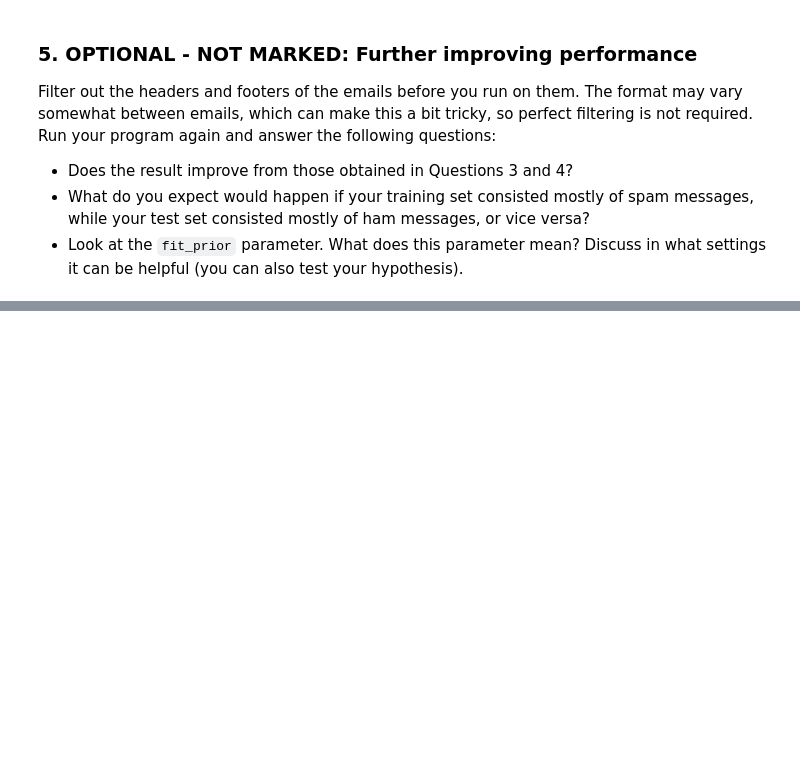
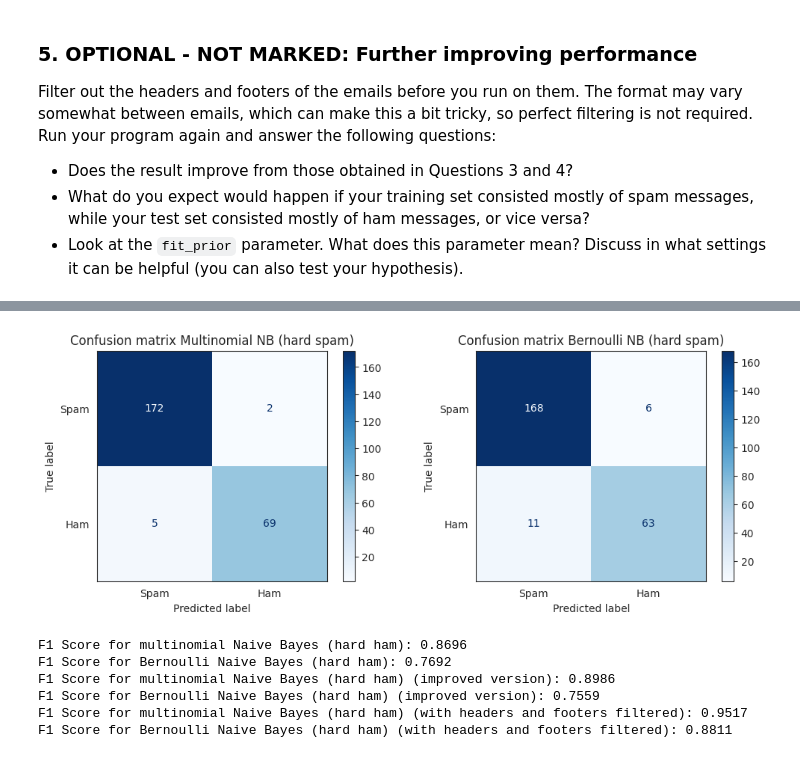
Before and after one commit to lucamodica/introduction-to-data-science-and-ai--chalmers, a Jupyter notebook: assignments/4-naive-bayes/assignment-4.ipynb, the cells around one changed output, grey strips where cells are left out. Saved outputs shown, nothing was run; the diff lists cells and outputs as text; code cells hidden in the pictures; blank space fills up the shorter version.

```diff
--- a/assignments/4-naive-bayes/assignment-4.ipynb
+++ b/assignments/4-naive-bayes/assignment-4.ipynb
@@ -95,0 +580,48 @@ Filter out the headers and footers of the emails before you run on them. The for
+# %%
+# models retraining on the hard dataset
+
+multinomialNB_model_hard_filtered = MultinomialNB().fit(X_hard_filtered_train, y_hard_filtered_train)
+y_pred_multi_hard_filtered = multinomialNB_model_hard_filtered.predict(X_hard_filtered_test)
+
+bernoulli_model_hard_filtered = BernoulliNB().fit(X_hard_filtered_train, y_hard_filtered_train)
+y_pred_berno_hard_filtered = bernoulli_model_hard_filtered.predict(X_hard_filtered_test)
+# %%
+# visualize the confusion matrices to check the performances of the models
+with sns.axes_style("white"):
+    fig, axes = plt.subplots(1, 2, figsize=(12, 4))
+
+    ConfusionMatrixDisplay(
+        confusion_matrix=confusion_matrix(y_hard_filtered_test, y_pred_multi_hard_filtered),
+        display_labels=['Spam', 'Ham'],
+    ).plot(
+        ax=axes[0],
+        cmap=plt.cm.Blues,
+        values_format='d'
+    )
+    axes[0].set_title('Confusion matrix Multinomial NB (hard spam)')
+
+    ConfusionMatrixDisplay(
+        confusion_matrix=confusion_matrix(y_hard_filtered_test, y_pred_berno_hard_filtered),
+        display_labels=['Spam', 'Ham'],
+    ).plot(
+        ax=axes[1],
+        cmap=plt.cm.Blues,
+        values_format='d',
+    )
+    axes[1].set_title('Confusion matrix Bernoulli NB (hard spam)')
+# %% [output]
+[figure, added]
+# %%
+print("F1 Score for multinomial Naive Bayes (hard ham):", round(f1_score(y_test_hard, y_predict_hard_multi), 4))
+print("F1 Score for Bernoulli Naive Bayes (hard ham):", round(f1_score(y_test_hard, y_predict_hard_berno), 4))
+print("F1 Score for multinomial Naive Bayes (hard ham) (improved version):", round(f1_score(y_hard_improved_test, y_pred_multi_hard_improved), 4))
+print("F1 Score for Bernoulli Naive Bayes (hard ham) (improved version):", round(f1_score(y_hard_improved_test, y_pred_berno_hard_improved), 4))
+print("F1 Score for multinomial Naive Bayes (hard ham) (with headers and footers filtered):", round(f1_score(y_hard_filtered_test, y_pred_multi_hard_filtered), 4))
+print("F1 Score for Bernoulli Naive Bayes (hard ham) (with headers and footers filtered):", round(f1_score(y_hard_filtered_test, y_pred_berno_hard_filtered), 4))
+# %% [output]
+F1 Score for multinomial Naive Bayes (hard ham): 0.8696
+F1 Score for Bernoulli Naive Bayes (hard ham): 0.7692
+F1 Score for multinomial Naive Bayes (hard ham) (improved version): 0.8986
+F1 Score for Bernoulli Naive Bayes (hard ham) (improved version): 0.7559
+F1 Score for multinomial Naive Bayes (hard ham) (with headers and footers filtered): 0.9517
+F1 Score for Bernoulli Naive Bayes (hard ham) (with headers and footers filtered): 0.8811
```
Also changed, not shown: parts of 64 cells of this notebook, 1 other file.
